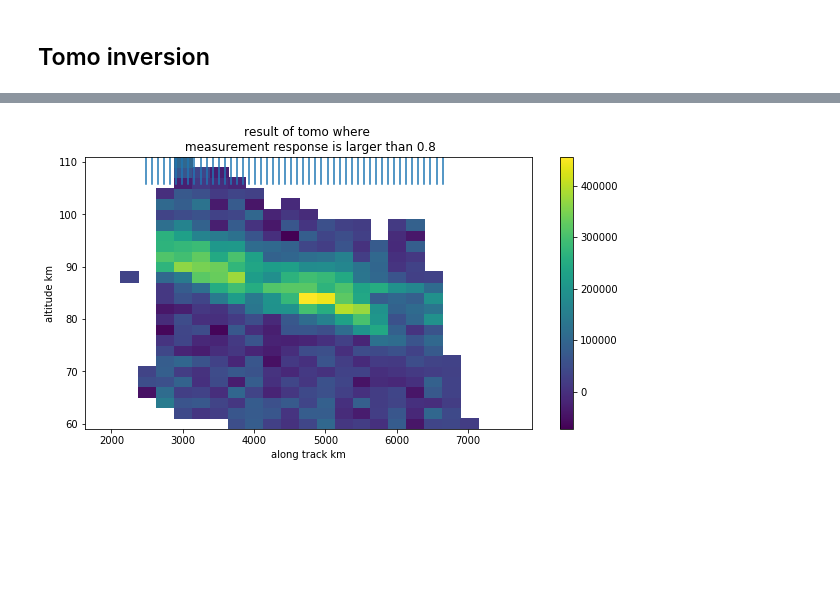
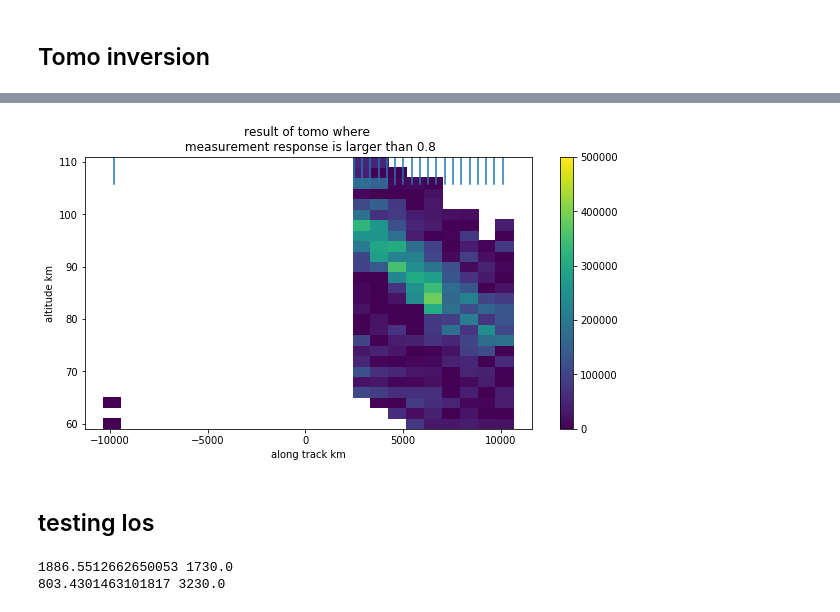
Before and after one commit to Anqi-Li/iris, a Jupyter notebook: notebooks/Testing_nightglow_saskatoon.ipynb, the cells around one changed output, grey strips where cells are left out. Saved outputs shown, nothing was run; the diff lists cells and outputs as text; code cells hidden in the pictures; blank space fills up the shorter version.

```diff
--- a/notebooks/Testing_nightglow_saskatoon.ipynb
+++ b/notebooks/Testing_nightglow_saskatoon.ipynb
@@ -20,5 +35,5 @@ datetime.datetime(2002, 4, 29, 12, 1, 35, 573189)
 # %%
-im_lst = np.arange(1500,1800,6)
+im_lst = np.arange(1400,2000,30)
 pix_lst = np.arange(22, 128)
 
 label_interval = 10
@@ -204,5 +187,20 @@ plt.show()
 # %% [markdown]
 # Tomography
+# %%
+from geometry_functions import lla2ecef
+import pandas as pd
+tan_x, tan_y, tan_z = lla2ecef(tan_lat, tan_lon, tan_alt)
+tan_xyz = xr.concat([tan_x, tan_y, tan_z],
+                    pd.Index(['x', 'y', 'z'], name='xyz')).transpose('mjd', 'pixel', 'xyz')
+
+norm = np.sqrt((tan_x-sc_pos.sel(xyz='x'))**2 +
+                (tan_y-sc_pos.sel(xyz='y'))**2 +
+                (tan_z-sc_pos.sel(xyz='z'))**2)
+
+look = (tan_xyz - sc_pos)/norm
+
+sc_look = look
+#sc_look = ir.l1.look_ecef
 # %% [markdown]
 ## change coordiante
 # %%
@@ -280,9 +307,9 @@ for image in im_lst:
     #====generate points of los for all pixels in each image
     #====all points in cartesian coordinate relative to the space craft
     sc_look_new = change_of_basis(n_crosstrack, n_vel, n_zenith,
-                                  sc_look[image].T)
+                                  sc_look.isel(mjd=image).T)
     sc_pos_new = change_of_basis(n_crosstrack, n_vel, n_zenith,
-                                 sc_pos[image])
+                                 sc_pos.isel(mjd=image))
     lx, ly, lz = los_points_fix_dl(sc_look_new, sc_pos_new, dl=dl, nop=nop)
     #====convert xyz to alpha, beta, rho for all points
     los_alpha, los_beta, los_rho = cart2sphe(lx, ly, lz)
@@ -398,20 +425,39 @@ plt.show()
 # %%
 A = G.dot(K_coo)
 mr_tomo = np.zeros(shape_tomo)
 for alpha_id in range(len(grid_alpha)):
     for beta_id in range(len(grid_beta)):
         for rho_id in range(len(grid_rho)):
             grid_id = np.ravel_multi_index((alpha_id, beta_id, rho_id), shape_tomo)
             mr_tomo[alpha_id, beta_id, rho_id] = A[grid_id,:].toarray().squeeze().reshape(shape_tomo).sum()
 mr_tomo = xr.DataArray(mr_tomo, coords=result_tomo.coords, dims=result_tomo.dims)
 
 plt.figure(figsize=(10,5))
-plt.pcolor(grid_beta*Re, grid_rho*1e-3, result_tomo.where(mr_tomo>mr_threshold).isel(alpha=1).T)
+plt.pcolor(grid_beta*Re, grid_rho*1e-3, result_tomo.where(mr_tomo>mr_threshold).isel(alpha=1).T,
+          vmin=0, vmax=5e5)
 plt.xlabel('along track km')
 plt.ylabel('altitude km')
 plt.title('result of tomo where \n measurement response is larger than {}'.format(mr_threshold))
 plt.colorbar()
 for i in range(0,len(im_lst),1):
     plt.axvline(x=tan_beta.sel(pixel=60)[i].data*Re, ymin=0.9)
 # %% [output]
-[figure, old version]
+[figure, new version]
+# %% [markdown]
+## testing los
+# %%
+R = 6370e3
+sat = 600e3+R
+top = 110e3+R
+bot = 60e3+R
+a = np.sqrt(sat**2 - bot**2) - np.sqrt(top**2-bot**2)
+b = np.sqrt(top**2 - bot**2)
+start = 1730e3
+a_los = start
+b_los = start+nop*dl
+
+print(a*1e-3, a_los*1e-3)
+print(b*1e-3, b_los*1e-3)
+# %% [output]
+1886.5512662650053 1730.0
+803.4301463101817 3230.0
```
Also changed, not shown: parts of 13 cells of this notebook, 11 other files.
